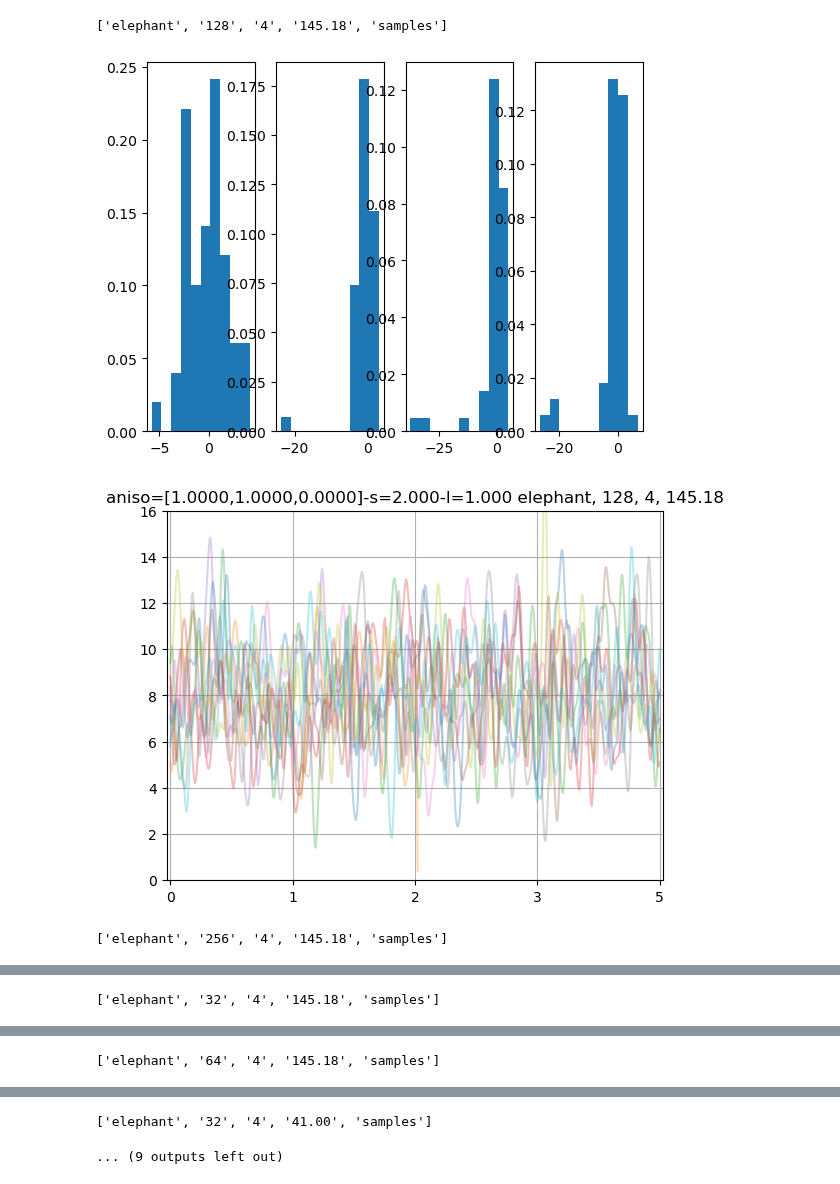
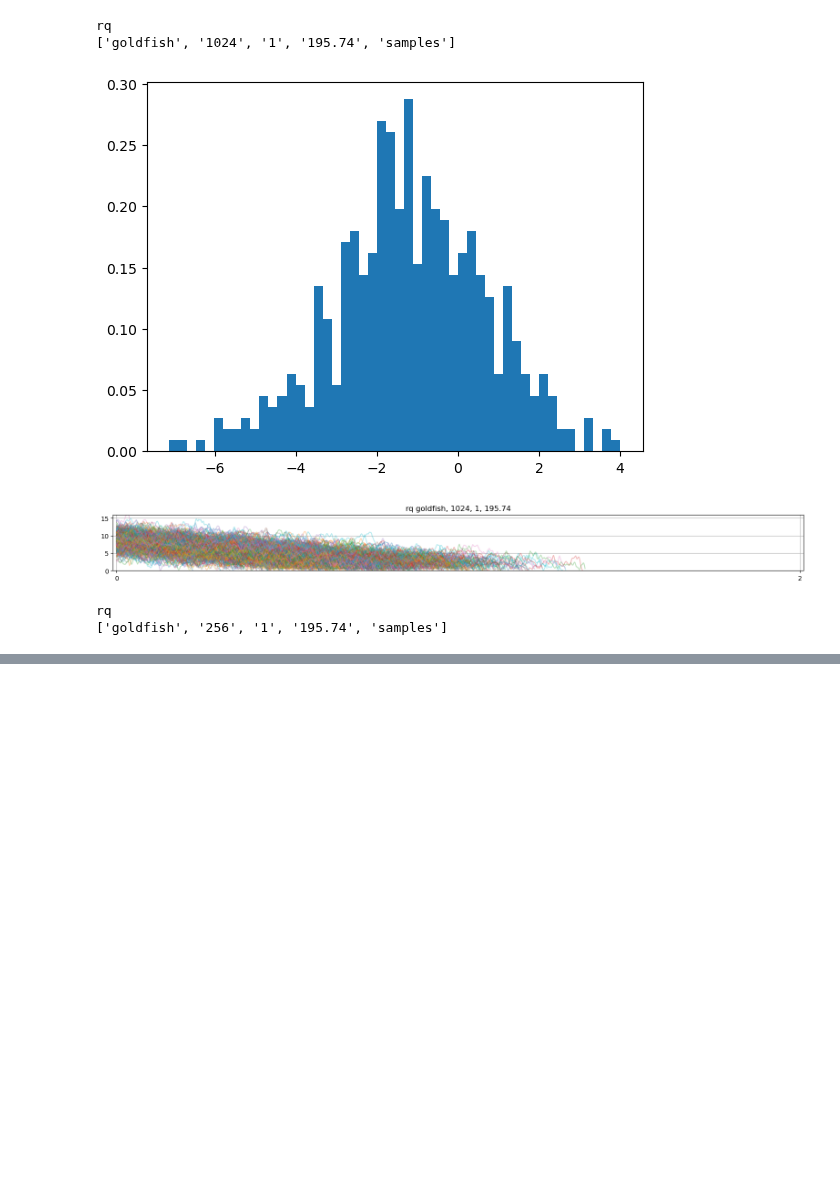
Before and after one commit to daseyb/tungsten, a Jupyter notebook: data/ray-real-vis.ipynb, the cells around one changed output, grey strips where cells are left out. Drawn from its saved outputs; the diff is of its cells as text; code cells hidden in the pictures; blank space fills up the shorter version.

```diff
--- a/data/ray-real-vis.ipynb
+++ b/data/ray-real-vis.ipynb
@@ -14,12 +14,13 @@ def first_threshold_crossing_t(vt,ts,vals):
 
 PLOT_REAL_COUNT = 10
 
-for file in glob.glob("testing/ray-realizations/se/*/*elephant*-samples.bin"):
-
+for file in glob.glob("testing/ray-realizations/microfacet/*/*/*goldfish-*-1-195.74-samples.bin"):
 
     file = file.replace("\\", "/")
 
     cov = file.split("/")[3]
+
+    print(cov)
 
     info = os.path.splitext(os.path.basename(file))[0].split("-")
 
@@ -39,46 +40,49 @@ for file in glob.glob("testing/ray-realizations/se/*/*elephant*-samples.bin"):
         derivs = np.reshape(np.fromfile(file.replace("samples.", "derivs."), dtype=np.float64), (-1,macroSteps))
 
         fig, axs = plt.subplots(1, macroSteps, sharex=False)
+        axs = np.atleast_1d(axs)
         for ma in range(macroSteps):
-            axs[ma].hist(derivs[:,ma], density=True, bins = 10)
+            axs[ma].hist(derivs[:,ma], density=True, bins = 50)
 
-    fig, ax1 = plt.subplots(1, 1, sharex=False)
+    fig, ax1 = plt.subplots(1, 1, sharex=False, figsize=(distance*0.1, 4))
 
-    for t, sample in zip(ts[:PLOT_REAL_COUNT],samples[:PLOT_REAL_COUNT]):
+    for t, sample in zip(ts,samples):
         if microSteps == 1:
-            ax1.step(t[sample > 0], sample[sample > 0], alpha=0.3)
+            ax1.step(t[t != t.max()], sample[t != t.max()], alpha=0.3)
         else:
-            ax1.plot(t[sample > 0], sample[sample > 0], alpha=0.3)
+            ax1.plot(t[t != t.max()], sample[t != t.max()], alpha=0.3)
 
 
     ax1.set_xticks(np.linspace(np.min(ts), np.min(ts)+distance, macroSteps+1),minor=False, labels=np.linspace(0,macroSteps+1,macroSteps+1,dtype=int))
     #ax1.set_xticks(np.linspace(np.min(ts), np.min(ts)+distance, microSteps*macroSteps+1),minor=True)
     #ax1.grid(which="minor", linestyle="-", linewidth=0.2)
     ax1.grid(which="major", linestyle="-")
     ax1.set_title(cov + " " + ", ".join(list(info)[:4]))
     #ax1.set_ylim(0, np.max(samples) * 1.1)
     ax1.set_ylim(0, 16)
     ax1.set_xlim(np.min(ts)-1, np.min(ts)+distance+1)
-    #ax1.set_aspect('equal')
+    ax1.set_aspect('equal')
     #ax1.tick_params(labelbottom=False)
 
     ft_ts, ft_vals, ft_idx = first_threshold_crossing_t(0, ts, samples)
 
     if len(ft_ts) > 1:
         ax2 = ax1.twinx()
         density = gaussian_kde(ft_ts.flatten())
 
         hist_ts = np.linspace(np.min(ts), np.min(ts)+distance, 100)
         hist_vals = density(hist_ts)
         ax2.fill(hist_ts,hist_vals, alpha=0.4)
 
         #ax2.hist(ft_ts.flatten(), bins = 30, density=True, alpha=0.9)
         #ax2.set_ylim(0, np.max(hist_vals)*2)
         ax2.set_ylim(0, 0.008)
 
     plt.show()
 # %% [output]
-['elephant', '128', '4', '145.18', 'samples']
+rq
+['goldfish', '1024', '1', '195.74', 'samples']
-[figure, old version]
+[figure, new version]
-[figure, old version]
+[figure, new version]
-['elephant', '256', '4', '145.18', 'samples']
+rq
+['goldfish', '256', '1', '195.74', 'samples']
@@ -87 +90,0 @@ for file in glob.glob("testing/ray-realizations/se/*/*elephant*-samples.bin"):
-['elephant', '32', '4', '145.18', 'samples']
@@ -90 +90,0 @@ for file in glob.glob("testing/ray-realizations/se/*/*elephant*-samples.bin"):
-['elephant', '64', '4', '145.18', 'samples']
@@ -92,2 +90,0 @@ for file in glob.glob("testing/ray-realizations/se/*/*elephant*-samples.bin"):
-['elephant', '32', '4', '41.00', 'samples']
-... (9 outputs left out)
```
Also changed, not shown: parts of 1 cell of this notebook, 5 other files.
